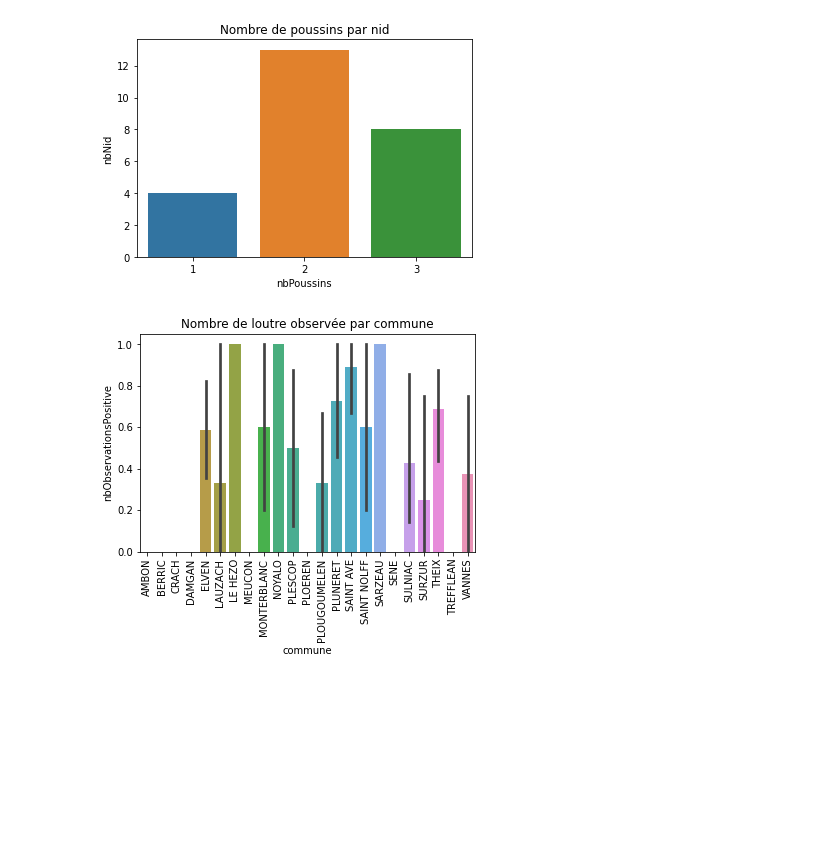
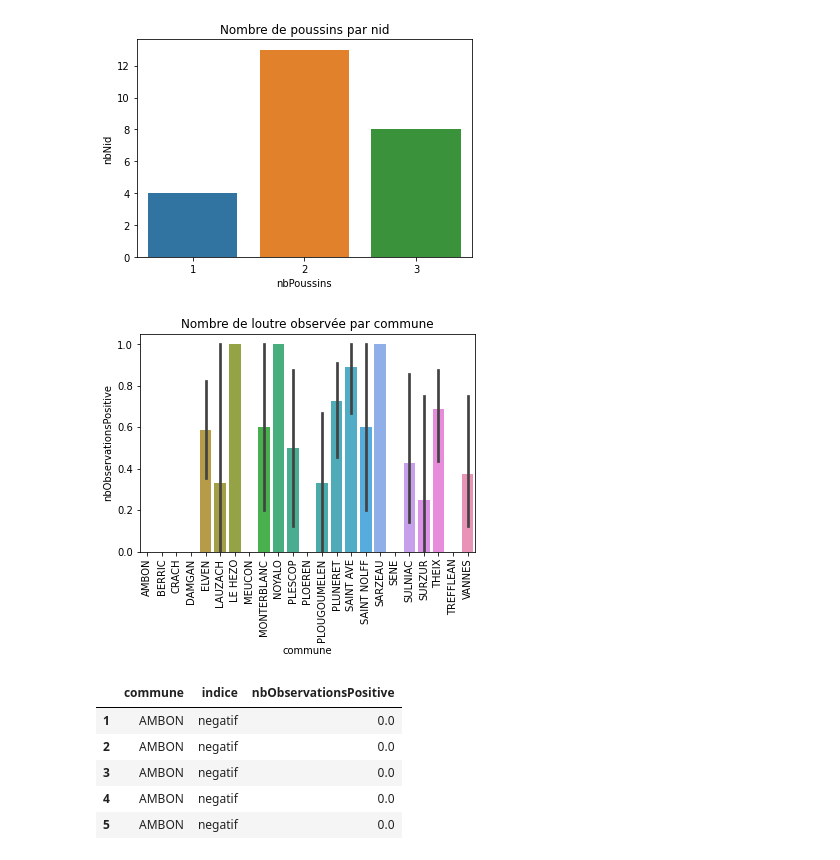
Before and after one commit to augustin-pasq/sae-pnr, a Jupyter notebook: Analyse/PNR_Analyse.ipynb, the cells around one changed output. Cells and saved outputs as stored; diff of their text form; code cells hidden in the pictures; blank space fills up the shorter version.

```diff
--- a/Analyse/PNR_Analyse.ipynb
+++ b/Analyse/PNR_Analyse.ipynb
@@ -259,31 +259,39 @@ print()
 # %%
 
 df = pd.read_sql("""
                         SELECT commune, indice
                         FROM Obs_Loutre
                         ORDER BY commune;
                     """
                  , con=db_connection)
 
 df = df.dropna()
 dict_obsPos = {"positif":1, "negatif":0}
 
 series_obsPos = pd.Series(dict_obsPos)
 df_obsPos = pd.DataFrame(series_obsPos, columns=["nbObservationsPositive"])
 
 df_obsPos_final = pd.merge(
     df[["indice"]],
     df_obsPos,
     left_on="indice",
     right_index=True,
     how="inner")
 
 numCol = df.columns.get_loc("indice")
 df.insert(numCol+1, "nbObservationsPositive", df_obsPos_final["nbObservationsPositive"])
 
-sns.barplot(x='commune', y='nbObservationsPositive', data=df)
+sns.barplot(x='commune', y='nbObservationsPositive', data=df, )
 plt.xticks(rotation = 90)
 plt.title("Nombre de loutre observée par commune")
 plt.show()
+
+df.head()
 # %% [output]
-[figure, old version]
+[figure, new version]
+|  | commune | indice | nbObservationsPositive |
+| 1 | AMBON | negatif | 0.0 |
+| 2 | AMBON | negatif | 0.0 |
+| 3 | AMBON | negatif | 0.0 |
+| 4 | AMBON | negatif | 0.0 |
+| 5 | AMBON | negatif | 0.0 |
```
Also changed, not shown: parts of 2 cells of this notebook.
